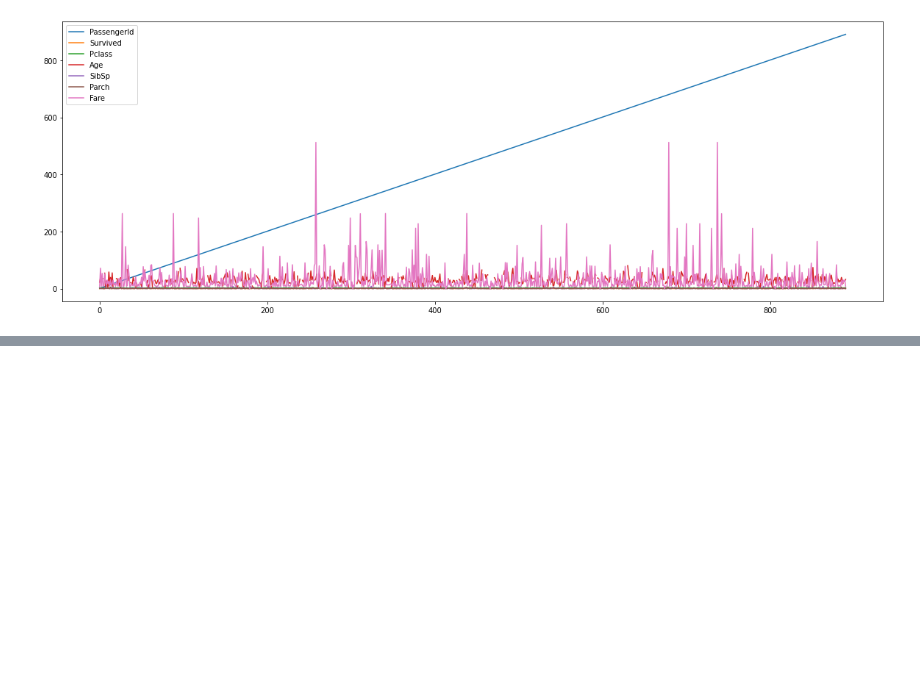
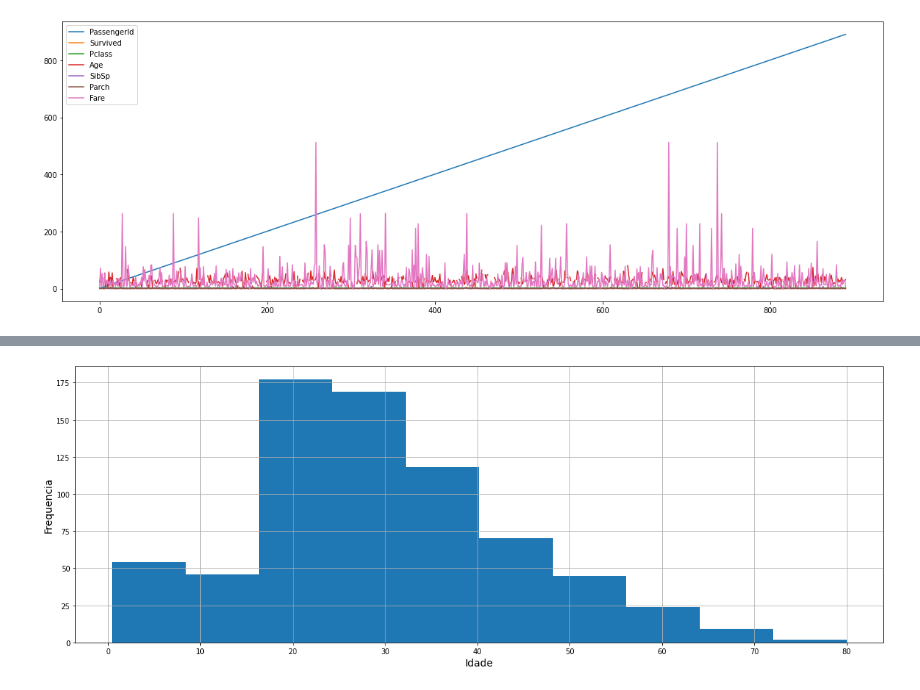
Before and after one commit to julioreis-dev/tutorial_pandas, a Jupyter notebook: plotgraf.ipynb, the cells around one changed output, grey strips where cells are left out. Drawn from its saved outputs; the diff is of its cells as text; code cells hidden in the pictures; blank space fills up the shorter version.

```diff
--- a/plotgraf.ipynb
+++ b/plotgraf.ipynb
@@ -92,0 +107,8 @@ plt.show()
+# %%
+df.Age.hist()
+plt.xlabel('Idade', fontsize=14)
+plt.ylabel('Frequencia', fontsize=14)
+plt.savefig('hist.png')
+plt.show()
+# %% [output]
+[figure, added]
```
Also changed, not shown: parts of 3 cells of this notebook.
